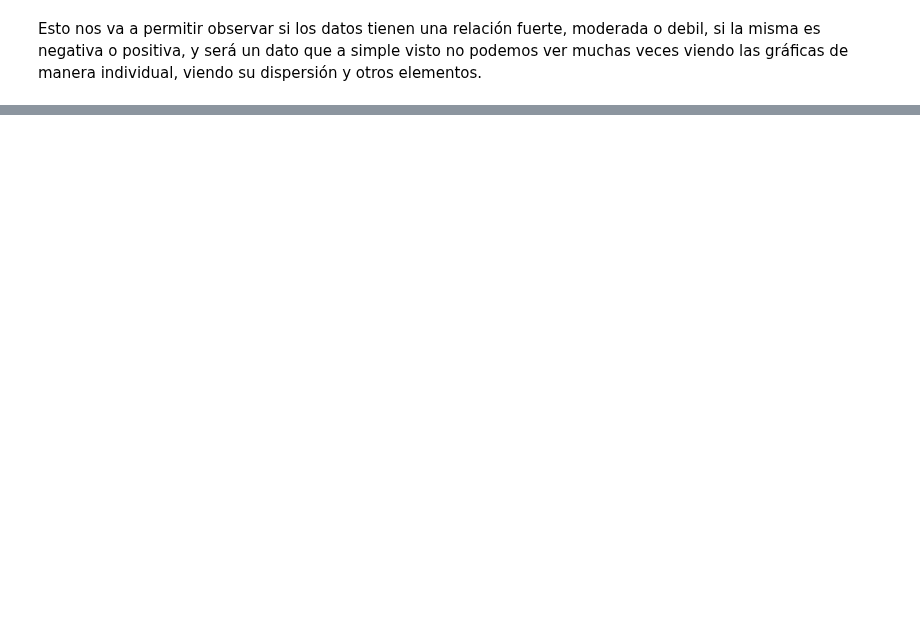
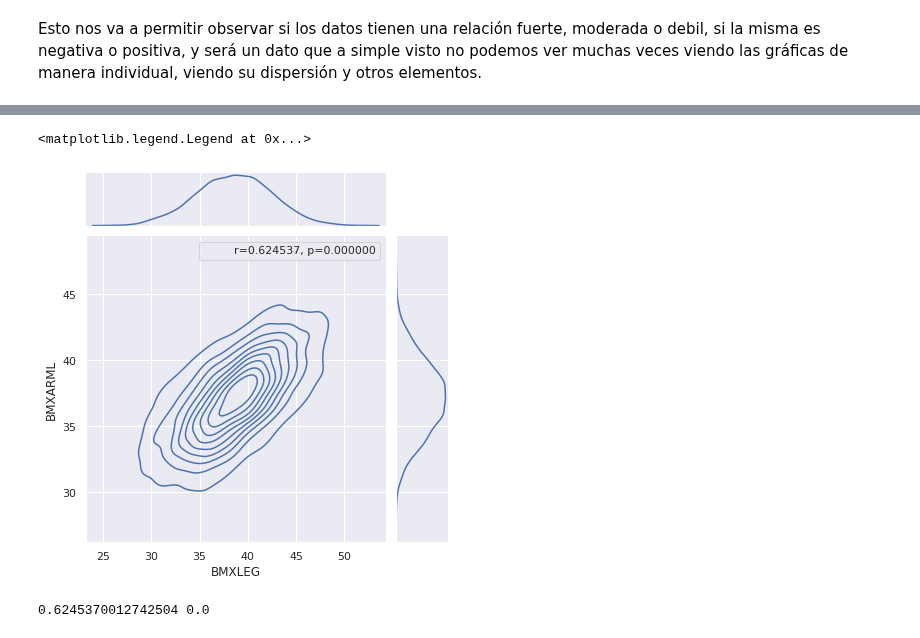
Before and after one commit to onavarrete04/Introduccion-Ciencia-Datos, a Jupyter notebook: Distribución Multivariable.ipynb, the cells around one changed output, grey strips where cells are left out. Drawn from its saved outputs; the diff is of its cells as text; code cells hidden in the pictures; blank space fills up the shorter version.

```diff
--- a/Distribución Multivariable.ipynb
+++ b/Distribución Multivariable.ipynb
@@ -59,0 +90,26 @@ Esto nos va a permitir observar si los datos tienen una relación fuerte, modera
+# %%
+#sns.jointplot(x="BMXLEG", y = "BMXARML", data=df) # hasta este punto genera un gŕafico pero no de densidad
+#kind="kde" -> se transforma en trazos el gráfico, como un mapa
+
+# En el ejercicio deberia terminar así ->
+# sns.jointplot(x="BMXLEG", y = "BMXARML", data=df, kind="kde").annotate(stats.pearsonr)
+# Sin embargo este metodo annotate esta depredado, y ya no esta permitido, si se quisiera hacer debe ser en forma de
+dP = df[["BMXLEG", "BMXARML"]].dropna()
+grafico = sns.jointplot(x="BMXLEG", y = "BMXARML", data=df, kind="kde")
+r, p = stats.pearsonr(dP.BMXLEG, dP.BMXARML) # -> esta es una forma de gráficar e incluir r y p, pero estos datos deben tener la misma longitud
+phantom, = grafico.ax_joint.plot([], [], linestyle="", alpha=0)
+grafico.ax_joint.legend([phantom],['r={:f}, p={:f}'.format(r,p)])
+
+
+# en el caso de r, p, en nuestros datos hay conjuntos vacios, es decir NaN por lo cual si no hay la misma cantidad
+# de datos, lo que va a suceder es que no se grafique y de un error, en este caso dejamos la prueba de como hacerlo
+# e imprimimos abajo los datos como deberian ser.
+# %% [output]
+<matplotlib.legend.Legend at 0x...>
+[figure, added]
+# %%
+dP = df[["BMXLEG", "BMXARML"]].dropna()
+r, p = stats.pearsonr(dP.BMXLEG, dP.BMXARML) # -> esta es una forma de gráficar e incluir r y p, pero estos datos deben tener la misma longitud
+print(r,p)
+# %% [output]
+0.6245370012742504 0.0
```
Also changed, not shown: parts of 57 cells of this notebook.
